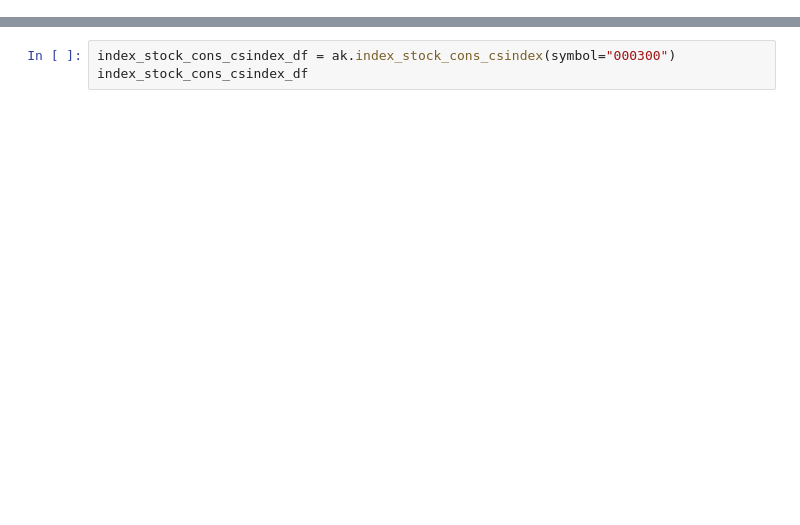
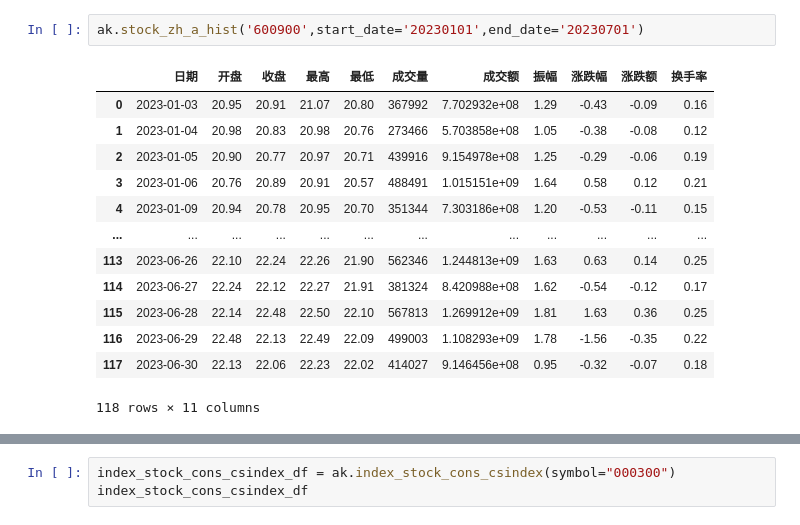
Before and after one commit to lostlau/quant_research, a Jupyter notebook: factor_invest_922.ipynb, the cells around one changed output, grey strips where cells are left out. Drawn from its saved outputs; the diff is of its cells as text; blank space fills up the shorter version.

```diff
--- a/factor_invest_922.ipynb
+++ b/factor_invest_922.ipynb
@@ -7,2 +433,18 @@ from utils import get_index_components, get_csindex_components
+# %%
+ak.stock_zh_a_hist('600900',start_date='20230101',end_date='20230701')
+# %% [output]
+|  | 日期 | 开盘 | 收盘 | 最高 | 最低 | 成交量 | 成交额 | 振幅 | 涨跌幅 | 涨跌额 | 换手率 |
+| 0 | 2023-01-03 | 20.95 | 20.91 | 21.07 | 20.80 | 367992 | 7.702932e+08 | 1.29 | -0.43 | -0.09 | 0.16 |
+| 1 | 2023-01-04 | 20.98 | 20.83 | 20.98 | 20.76 | 273466 | 5.703858e+08 | 1.05 | -0.38 | -0.08 | 0.12 |
+| 2 | 2023-01-05 | 20.90 | 20.77 | 20.97 | 20.71 | 439916 | 9.154978e+08 | 1.25 | -0.29 | -0.06 | 0.19 |
+| 3 | 2023-01-06 | 20.76 | 20.89 | 20.91 | 20.57 | 488491 | 1.015151e+09 | 1.64 | 0.58 | 0.12 | 0.21 |
+| 4 | 2023-01-09 | 20.94 | 20.78 | 20.95 | 20.70 | 351344 | 7.303186e+08 | 1.20 | -0.53 | -0.11 | 0.15 |
+| ... | ... | ... | ... | ... | ... | ... | ... | ... | ... | ... | ... |
+| 113 | 2023-06-26 | 22.10 | 22.24 | 22.26 | 21.90 | 562346 | 1.244813e+09 | 1.63 | 0.63 | 0.14 | 0.25 |
+| 114 | 2023-06-27 | 22.24 | 22.12 | 22.27 | 21.91 | 381324 | 8.420988e+08 | 1.62 | -0.54 | -0.12 | 0.17 |
+| 115 | 2023-06-28 | 22.14 | 22.48 | 22.50 | 22.10 | 567813 | 1.269912e+09 | 1.81 | 1.63 | 0.36 | 0.25 |
+| 116 | 2023-06-29 | 22.48 | 22.13 | 22.49 | 22.09 | 499003 | 1.108293e+09 | 1.78 | -1.56 | -0.35 | 0.22 |
+| 117 | 2023-06-30 | 22.13 | 22.06 | 22.23 | 22.02 | 414027 | 9.146456e+08 | 0.95 | -0.32 | -0.07 | 0.18 |
+118 rows × 11 columns
 # %%
 # %% [output]
```
Also changed, not shown: parts of 25 cells of this notebook, 1 other file.
